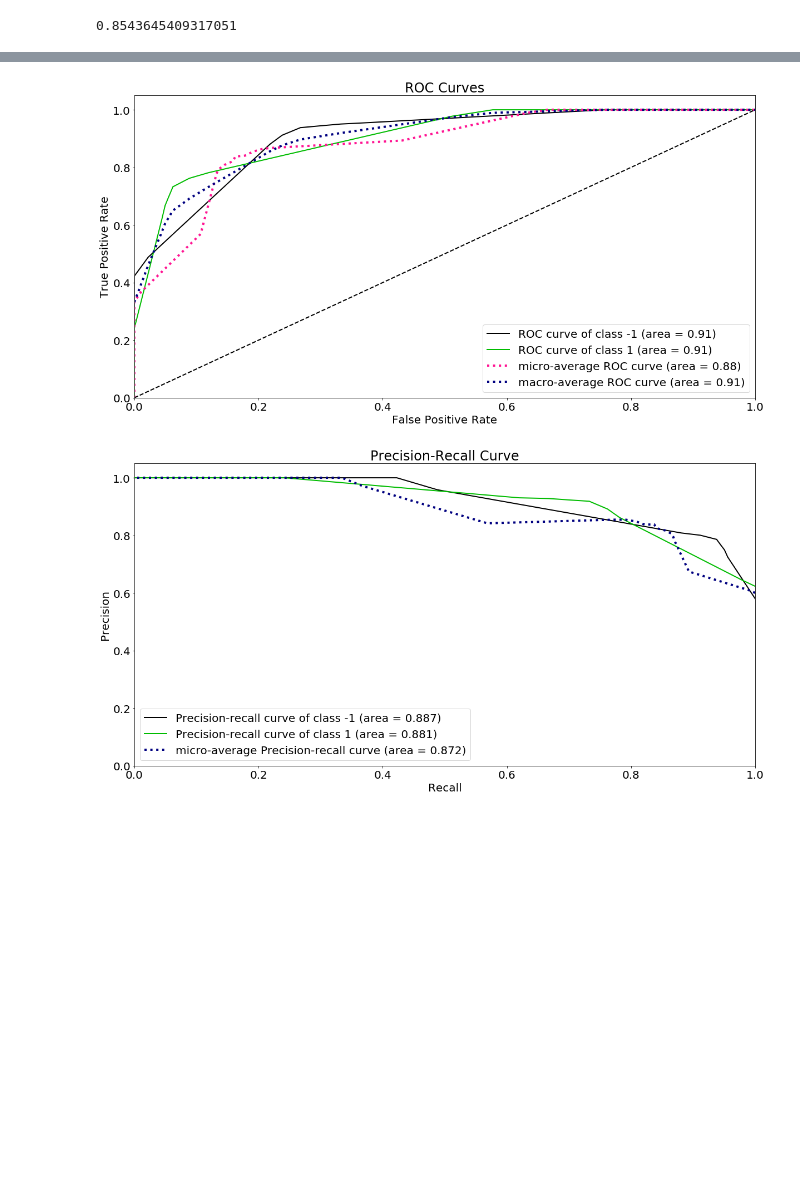
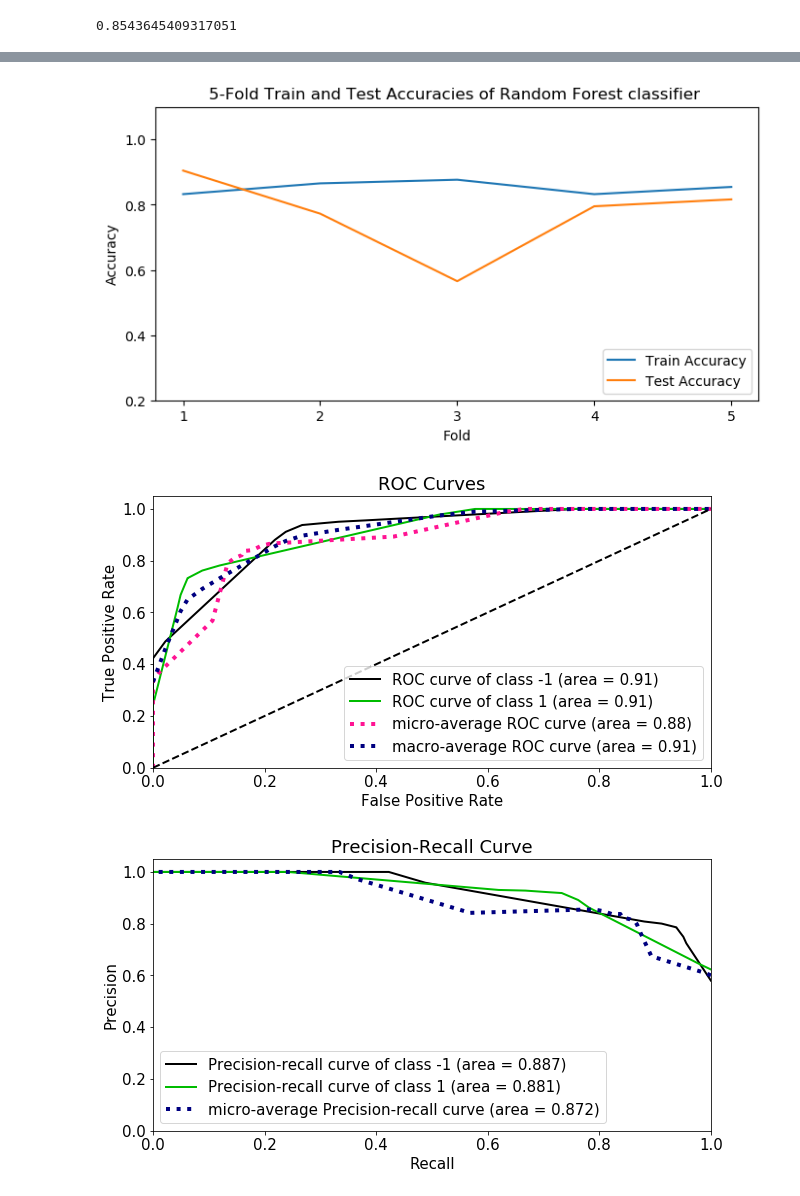
Before and after one commit to lakruone/Phishing-website-detection-using-ML-aproach, a Jupyter notebook: Finalized/8 Train and test dataset with ML algo and plot graphs/Training and testing results.ipynb, the cells around one changed output, grey strips where cells are left out. Cells and saved outputs as stored; diff of their text form; code cells hidden in the pictures; blank space fills up the shorter version.

```diff
--- a/Finalized/8 Train and test dataset with ML algo and plot graphs/Training and testing results.ipynb
+++ b/Finalized/8 Train and test dataset with ML algo and plot graphs/Training and testing results.ipynb
@@ -50,3 +95,19 @@ from statistics import mean
+# %%
+#function for ploting kfold graph
+def kfold_graph(tr_accuracy,ts_accuracy,clf_name):
+    plt.rcParams["font.size"] = "10"
+    fig = figure(num=None, figsize=(8, 4), dpi=100, facecolor='w',edgecolor='k')
+    plt.ylim(0.2, 1.1)
+    plt.xticks(range(5), ['1', '2', '3', '4', '5'])
+
+    plt.plot(tr_accuracy)
+    plt.plot(ts_accuracy)
+
+    plt.title('5-Fold Train and Test Accuracies of '+clf_name+' classifier ')
+    plt.ylabel('Accuracy')
+    plt.xlabel('Fold')
+    plt.legend(['Train Accuracy', 'Test Accuracy'], loc='lower right')
+    plt.show()
 # %% [markdown]
 ### 1 - Lets carry out classification for all the features
 # %% [markdown]
@@ -224,3 +197,8 @@ plt.show()
+# %%
+#plot graph for cross validation accuracies
+kfold_graph(tr_accuracy_2,ts_accuracy_2,"Random Forest")
+# %% [output]
+[figure, added]
 # %%
 # ROC curve
 import scikitplot.plotters as skplt
@@ -228,13 +206,13 @@ import scikitplot.plotters as skplt
 plt.rcParams["font.size"] = "15"
 plt.rcParams["figure.figsize"] = (10,5)
 
-skplt.plot_roc_curve(Y_test, model_1.predict_proba(X_test))
+skplt.plot_roc_curve(Y_test, model_2.predict_proba(X_test))
 plt.show()
 # %% [output]
-[figure, old version]
+[figure, new version]
 # %%
 # precision recall curve
-skplt.plot_precision_recall_curve(Y_test, model_1.predict_proba(X_test))
+skplt.plot_precision_recall_curve(Y_test, model_2.predict_proba(X_test))
 plt.show()
 # %% [output]
-[figure, old version]
+[figure, new version]
```
Also changed, not shown: parts of 42 cells of this notebook.
